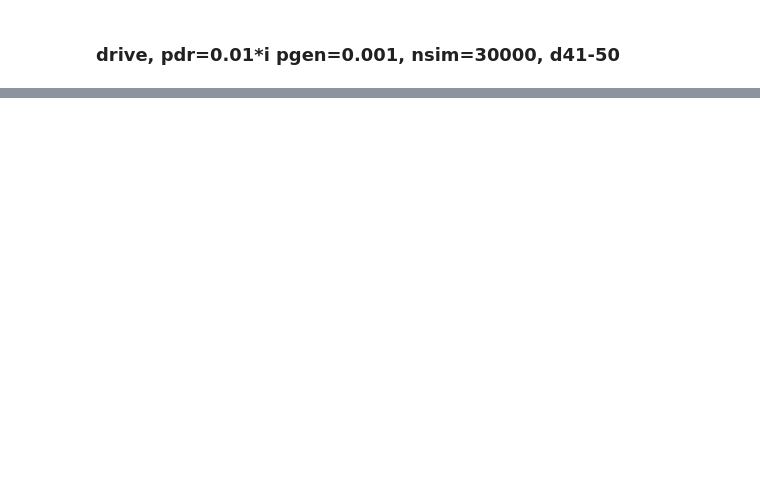
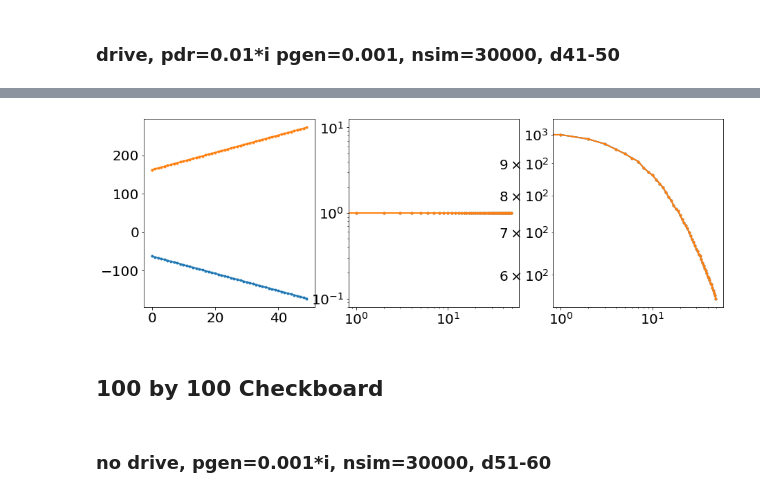
Before and after one commit to zsxqblz/SEP, a Jupyter notebook: visualization/visualization_240630.ipynb, the cells around one changed output, grey strips where cells are left out. Drawn from its saved outputs; the diff is of its cells as text; code cells hidden in the pictures; blank space fills up the shorter version.

```diff
--- a/visualization/visualization_240630.ipynb
+++ b/visualization/visualization_240630.ipynb
@@ -359,2 +484,14 @@ plt.colorbar()
 # %% [markdown]
 ###  drive, pdr=0.01*i pgen=0.001, nsim=30000, d41-50
+# %%
+i = 45
+file_name = "../data/240630/240630_d%d_"%(10+i)
+x_l = np.loadtxt(file_name+'pcoor_scanx.csv',skiprows=1)
+y_l = np.loadtxt(file_name+'pcoor_scany.csv',skiprows=1)
+t_l = np.loadtxt(file_name+'pcoor_scanz.csv',skiprows=1)
+raw = np.loadtxt(file_name+'pcoor_data.csv',skiprows=1,delimiter=',')
+pcoor = raw.reshape((len(x_l),len(y_l),len(t_l)),order='F')
+raw = np.loadtxt(file_name+'ncoor_data.csv',skiprows=1,delimiter=',')
+ncoor = raw.reshape((len(x_l),len(y_l),len(t_l)),order='F')
+raw = np.loadtxt(file_name+'scoor_data.csv',skiprows=1,delimiter=',')
+scoor = raw.reshape((len(x_l),len(y_l),len(t_l)),order='F')
@@ -360,0 +605,23 @@ plt.colorbar()
+# %%
+plt.figure(figsize=(15,5))
+plt.subplot(1,3,1)
+plt.plot(params_l[:,0],'.-')
+plt.plot(params_l[:,2],'.-')
+plt.subplot(1,3,2)
+plt.plot((params_l[:,4]+params_l[:,5])/2,'.-')
+plt.plot((params_l[:,6]+params_l[:,7])/2,'.-')
+# plt.ylim(1e0,1e1)
+plt.xscale('log')
+plt.yscale('log')
+
+plt.subplot(1,3,3)
+plt.plot(params_l[:,8],'.-')
+plt.plot(params_l[:,9],'.-')
+plt.xscale('log')
+plt.yscale('log')
+# %% [output]
+[figure, added]
+# %% [markdown]
+## 100 by 100 Checkboard
+# %% [markdown]
+### no drive, pgen=0.001*i, nsim=30000, d51-60
```
Also changed, not shown: parts of 15 cells of this notebook, 9 other files.
